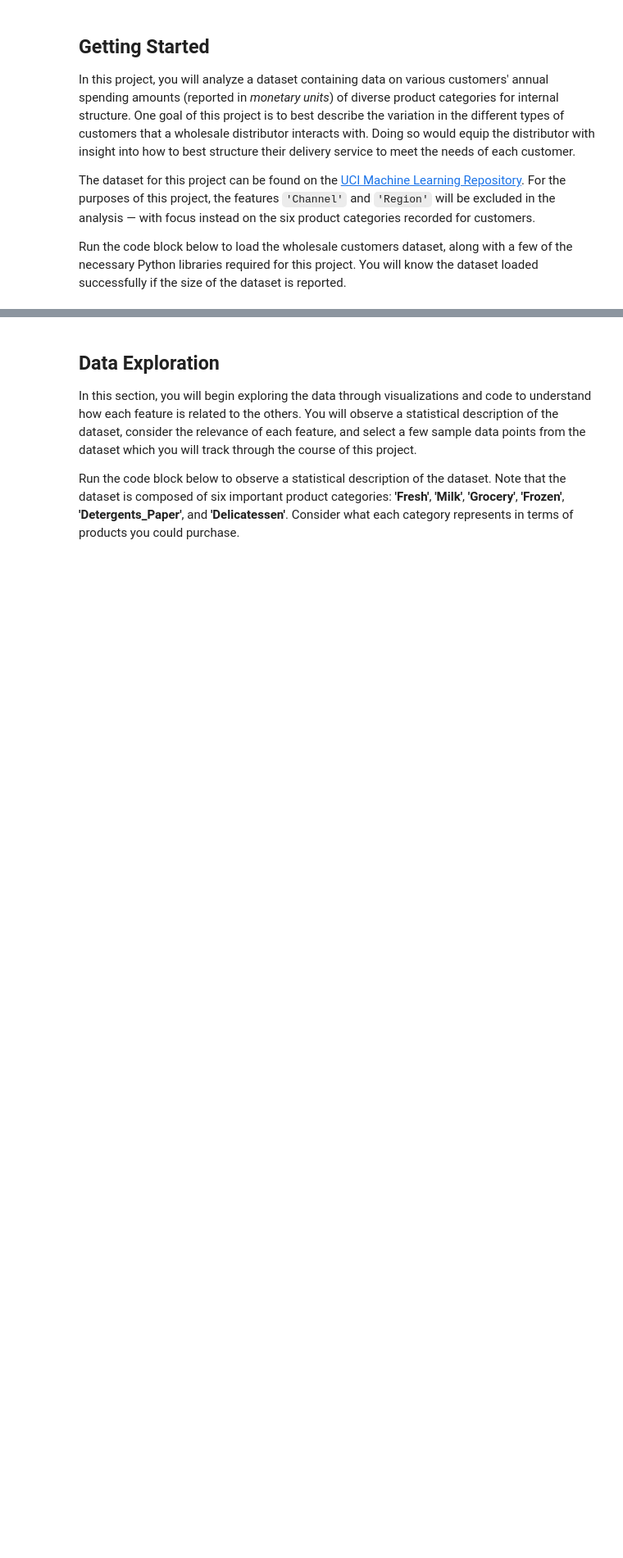
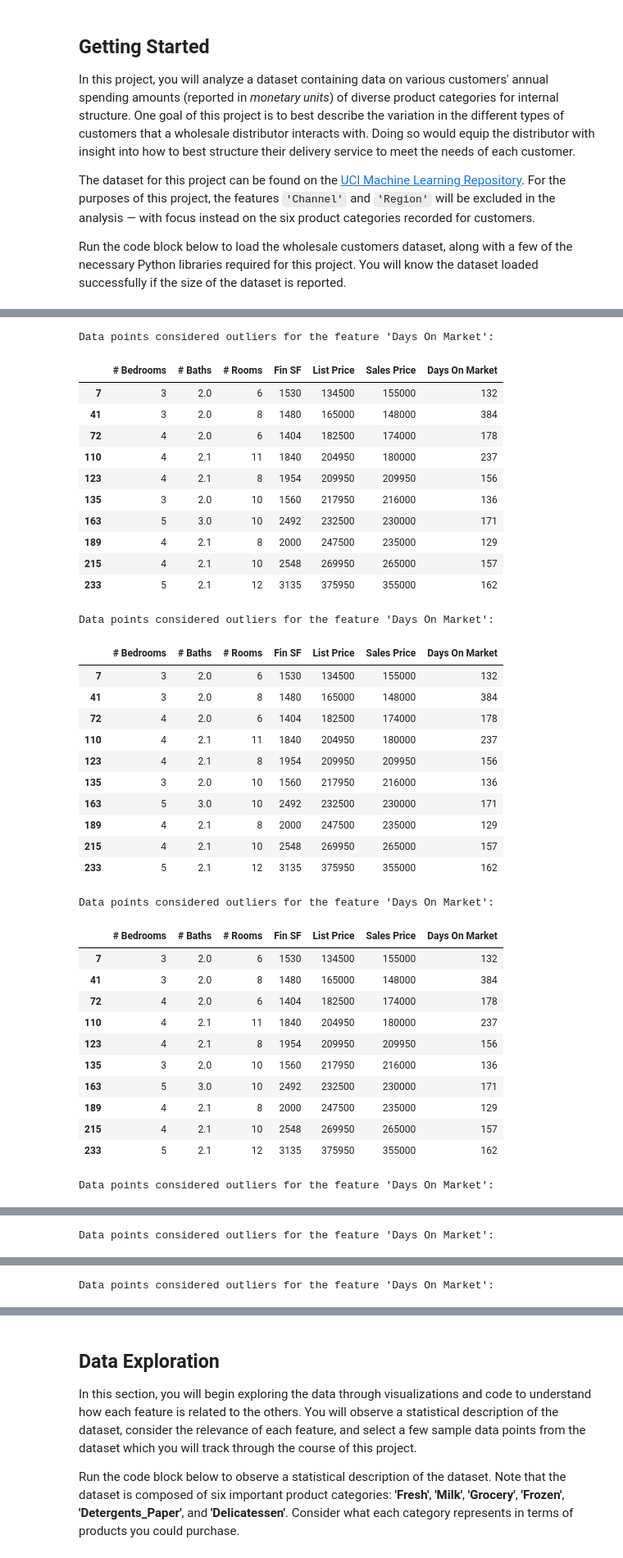
Before and after one commit to quantarb/capstone, a Jupyter notebook: data_exploration.ipynb, the cells around one changed output, grey strips where cells are left out. Shown: that part at 82% size. Cells and saved outputs as stored; diff of their text form; code cells hidden in the pictures; blank space fills up the shorter version.

```diff
--- a/data_exploration.ipynb
+++ b/data_exploration.ipynb
@@ -35,0 +76,70 @@ except:
+# %%
+# For each feature find the data points with extreme high or low values
+index_to_outliers = {}
+for c in data.keys():
+    # TODO: Calculate Q1 (25th percentile of the data) for the given feature
+    Q1 = data[feature].quantile(0.25)
+
+    # TODO: Calculate Q3 (75th percentile of the data) for the given feature
+    Q3 = data[feature].quantile(0.75)
+
+    # TODO: Use the interquartile range to calculate an outlier step (1.5 times the interquartile range)
+    step = step = 1.5 * (Q3 - Q1)
+
+    # Display the outliers
+    print "Data points considered outliers for the feature '{}':".format(feature)
+    outliers = data[~((data[feature] >= Q1 - step) & (data[feature] <= Q3 + step))]
+    display(outliers)
+
+    for i in outliers.index.tolist():
+        if i in index_to_outliers:
+            index_to_outliers[i] += 1
+        else:
+            index_to_outliers[i] = 1
+
+filtered_dict = {k:v for k,v in index_to_outliers.iteritems() if v > 1}
+
+
+# OPTIONAL: Select the indices for data points you wish to remove
+outliers  = [filtered_dict.keys()]
+
+# Remove the outliers, if any were specified
+data = data.drop(data.index[outliers]).reset_index(drop = True)
+# %% [output]
+Data points considered outliers for the feature 'Days On Market':
+|  | # Bedrooms | # Baths | # Rooms | Fin SF | List Price | Sales Price | Days On Market |
+| 7 | 3 | 2.0 | 6 | 1530 | 134500 | 155000 | 132 |
+| 41 | 3 | 2.0 | 8 | 1480 | 165000 | 148000 | 384 |
+| 72 | 4 | 2.0 | 6 | 1404 | 182500 | 174000 | 178 |
+| 110 | 4 | 2.1 | 11 | 1840 | 204950 | 180000 | 237 |
+| 123 | 4 | 2.1 | 8 | 1954 | 209950 | 209950 | 156 |
+| 135 | 3 | 2.0 | 10 | 1560 | 217950 | 216000 | 136 |
+| 163 | 5 | 3.0 | 10 | 2492 | 232500 | 230000 | 171 |
+| 189 | 4 | 2.1 | 8 | 2000 | 247500 | 235000 | 129 |
+| 215 | 4 | 2.1 | 10 | 2548 | 269950 | 265000 | 157 |
+| 233 | 5 | 2.1 | 12 | 3135 | 375950 | 355000 | 162 |
+Data points considered outliers for the feature 'Days On Market':
+|  | # Bedrooms | # Baths | # Rooms | Fin SF | List Price | Sales Price | Days On Market |
+| 7 | 3 | 2.0 | 6 | 1530 | 134500 | 155000 | 132 |
+| 41 | 3 | 2.0 | 8 | 1480 | 165000 | 148000 | 384 |
+| 72 | 4 | 2.0 | 6 | 1404 | 182500 | 174000 | 178 |
+| 110 | 4 | 2.1 | 11 | 1840 | 204950 | 180000 | 237 |
+| 123 | 4 | 2.1 | 8 | 1954 | 209950 | 209950 | 156 |
+| 135 | 3 | 2.0 | 10 | 1560 | 217950 | 216000 | 136 |
+| 163 | 5 | 3.0 | 10 | 2492 | 232500 | 230000 | 171 |
+| 189 | 4 | 2.1 | 8 | 2000 | 247500 | 235000 | 129 |
+| 215 | 4 | 2.1 | 10 | 2548 | 269950 | 265000 | 157 |
+| 233 | 5 | 2.1 | 12 | 3135 | 375950 | 355000 | 162 |
+Data points considered outliers for the feature 'Days On Market':
+|  | # Bedrooms | # Baths | # Rooms | Fin SF | List Price | Sales Price | Days On Market |
+| 7 | 3 | 2.0 | 6 | 1530 | 134500 | 155000 | 132 |
+| 41 | 3 | 2.0 | 8 | 1480 | 165000 | 148000 | 384 |
+| 72 | 4 | 2.0 | 6 | 1404 | 182500 | 174000 | 178 |
+| 110 | 4 | 2.1 | 11 | 1840 | 204950 | 180000 | 237 |
+| 123 | 4 | 2.1 | 8 | 1954 | 209950 | 209950 | 156 |
+| 135 | 3 | 2.0 | 10 | 1560 | 217950 | 216000 | 136 |
+| 163 | 5 | 3.0 | 10 | 2492 | 232500 | 230000 | 171 |
+| 189 | 4 | 2.1 | 8 | 2000 | 247500 | 235000 | 129 |
+| 215 | 4 | 2.1 | 10 | 2548 | 269950 | 265000 | 157 |
+| 233 | 5 | 2.1 | 12 | 3135 | 375950 | 355000 | 162 |
+Data points considered outliers for the feature 'Days On Market':
@@ -35,0 +157 @@ except:
+Data points considered outliers for the feature 'Days On Market':
@@ -35,0 +169 @@ except:
+Data points considered outliers for the feature 'Days On Market':
```
Also changed, not shown: parts of 73 cells of this notebook.
